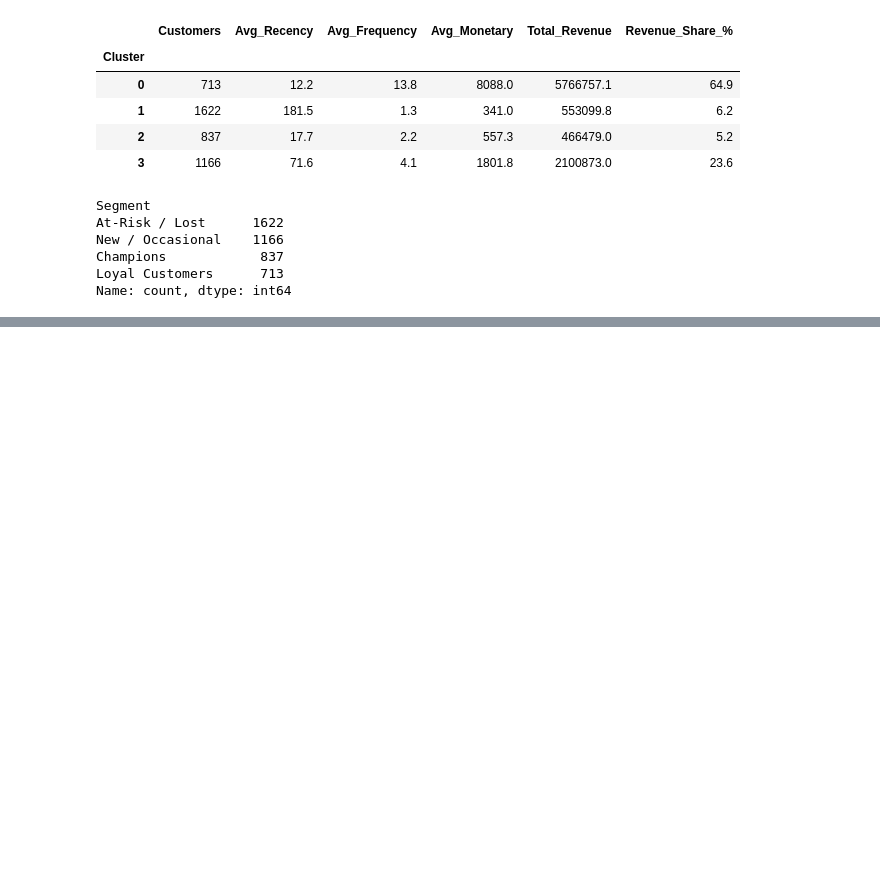
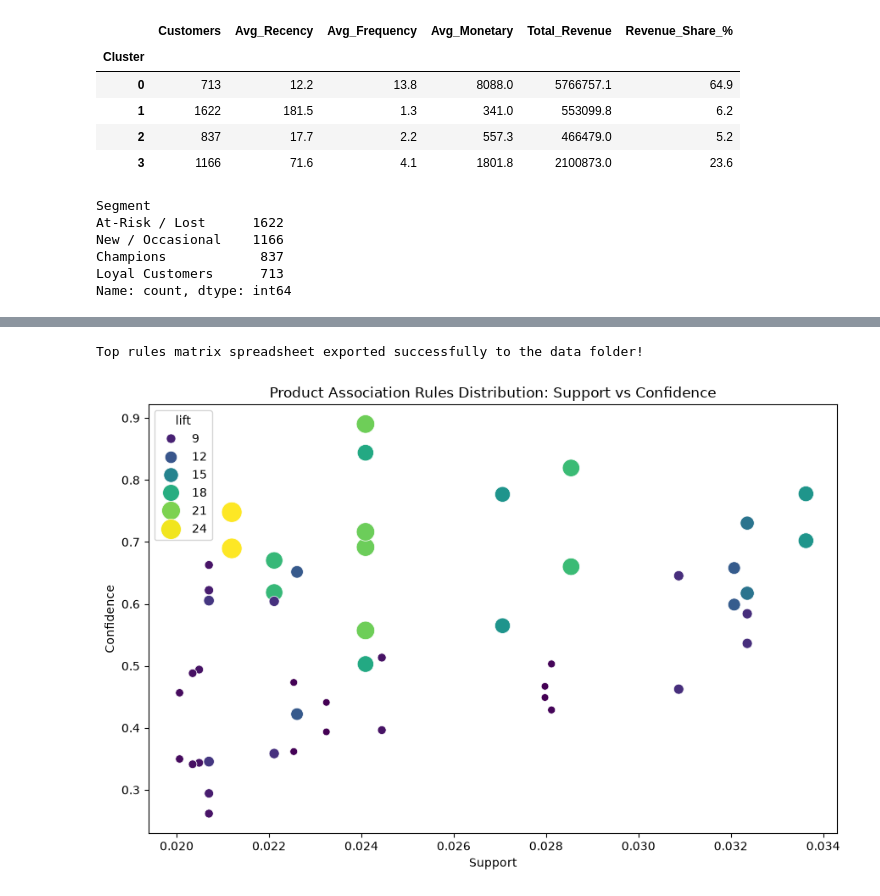
Before and after one commit to Dasari-Pallavi/ecommerce-customer-product-analytics, a Jupyter notebook: notebooks/analysis.ipynb, the cells around one changed output, grey strips where cells are left out. Drawn from its saved outputs; the diff is of its cells as text; code cells hidden in the pictures; blank space fills up the shorter version.

Commit message:
Add complete Apriori market basket analysis pipeline and recommendation rules

```diff
--- a/notebooks/analysis.ipynb
+++ b/notebooks/analysis.ipynb
@@ -331,0 +405,11 @@ print("Customer segment data saved locally.")
+# %%
+from mlxtend.frequent_patterns import apriori, association_rules
+
+# 1. Discover item pairs passing a minimum support frequency index baseline of 2%
+frequent = apriori(basket, min_support=0.02, use_colnames=True)
+print("Total Frequent Itemsets Discovered:", len(frequent))
+
+# 2. Extract association rules where the purchasing relationship strength is above a 1.2 lift multiplier
+rules = association_rules(frequent, metric="lift", min_threshold=1.2, num_itemsets=len(frequent))
+rules = rules.sort_values("lift", ascending=False).reset_index(drop=True)
+print("Total Valid Behavioral Logic Rules Established:", len(rules))
@@ -331,0 +419,8 @@ print("Customer segment data saved locally.")
+# %%
+# Convert the messy frozenset clusters into standard text words
+rules["antecedents"] = rules["antecedents"].apply(lambda x: ", ".join(list(x)))
+rules["consequents"] = rules["consequents"].apply(lambda x: ", ".join(list(x)))
+
+# Filter out the top 10 absolute strongest product pairs by lift score
+top_rules = rules[["antecedents", "consequents", "support", "confidence", "lift"]].head(10).round(3)
+top_rules
@@ -331,0 +439,24 @@ print("Customer segment data saved locally.")
+# %%
+top_rules.to_csv("../data/top_rules.csv", index=False)
+print("Top rules matrix spreadsheet exported successfully to the data folder!")
+# %% [output]
+Top rules matrix spreadsheet exported successfully to the data folder!
+# %%
+plt.figure(figsize=(9, 6))
+sns.scatterplot(
+    data=rules.head(50),
+    x="support",
+    y="confidence",
+    size="lift",
+    hue="lift",
+    sizes=(40, 300),
+    palette="viridis"
+)
+plt.title("Product Association Rules Distribution: Support vs Confidence")
+plt.xlabel("Support")
+plt.ylabel("Confidence")
+plt.tight_layout()
+plt.savefig("../images/association_rules.png", dpi=150)
+plt.show()
+# %% [output]
+[figure, added]
```
Also changed, not shown: parts of 14 cells of this notebook, 11 other files.
